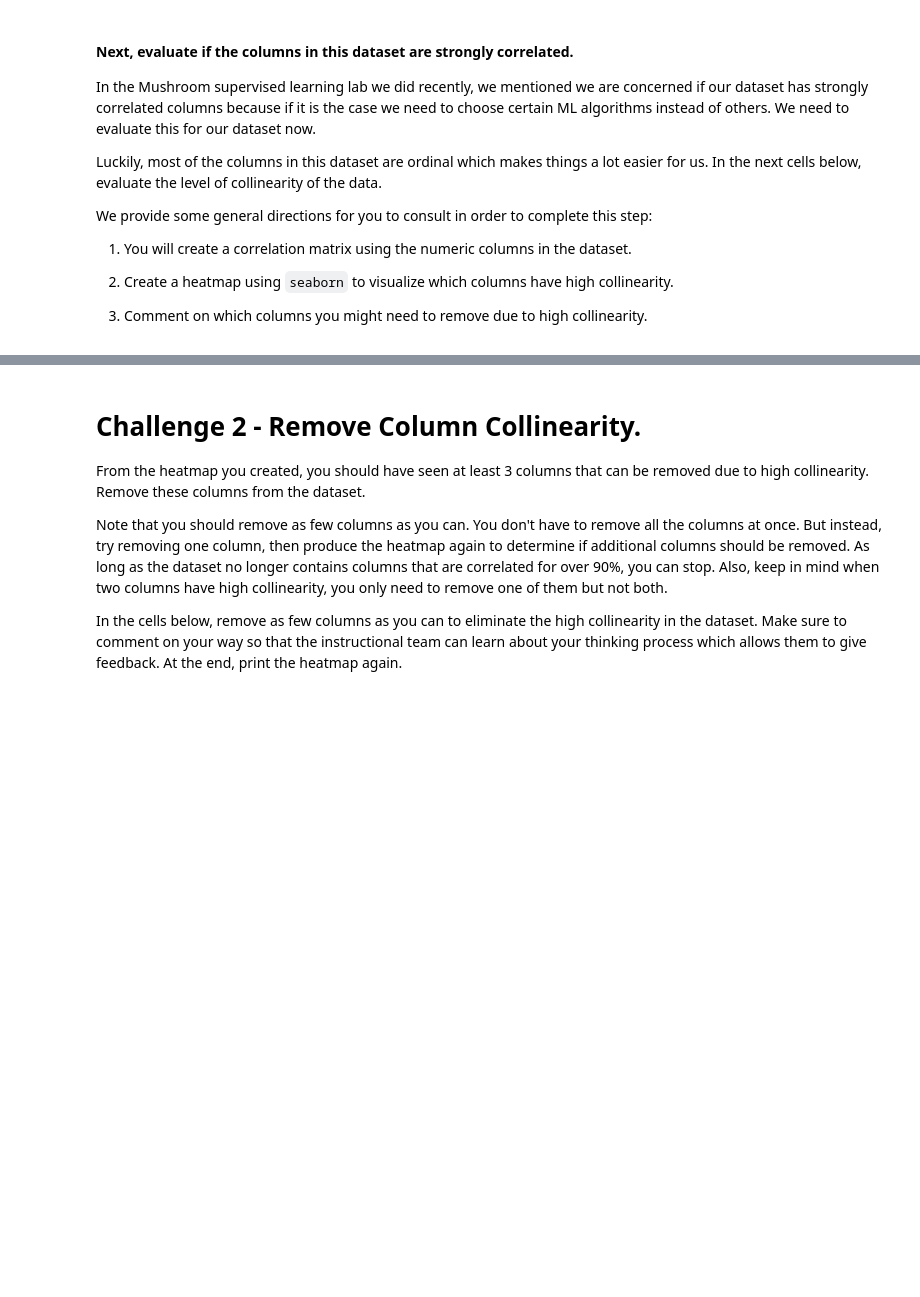
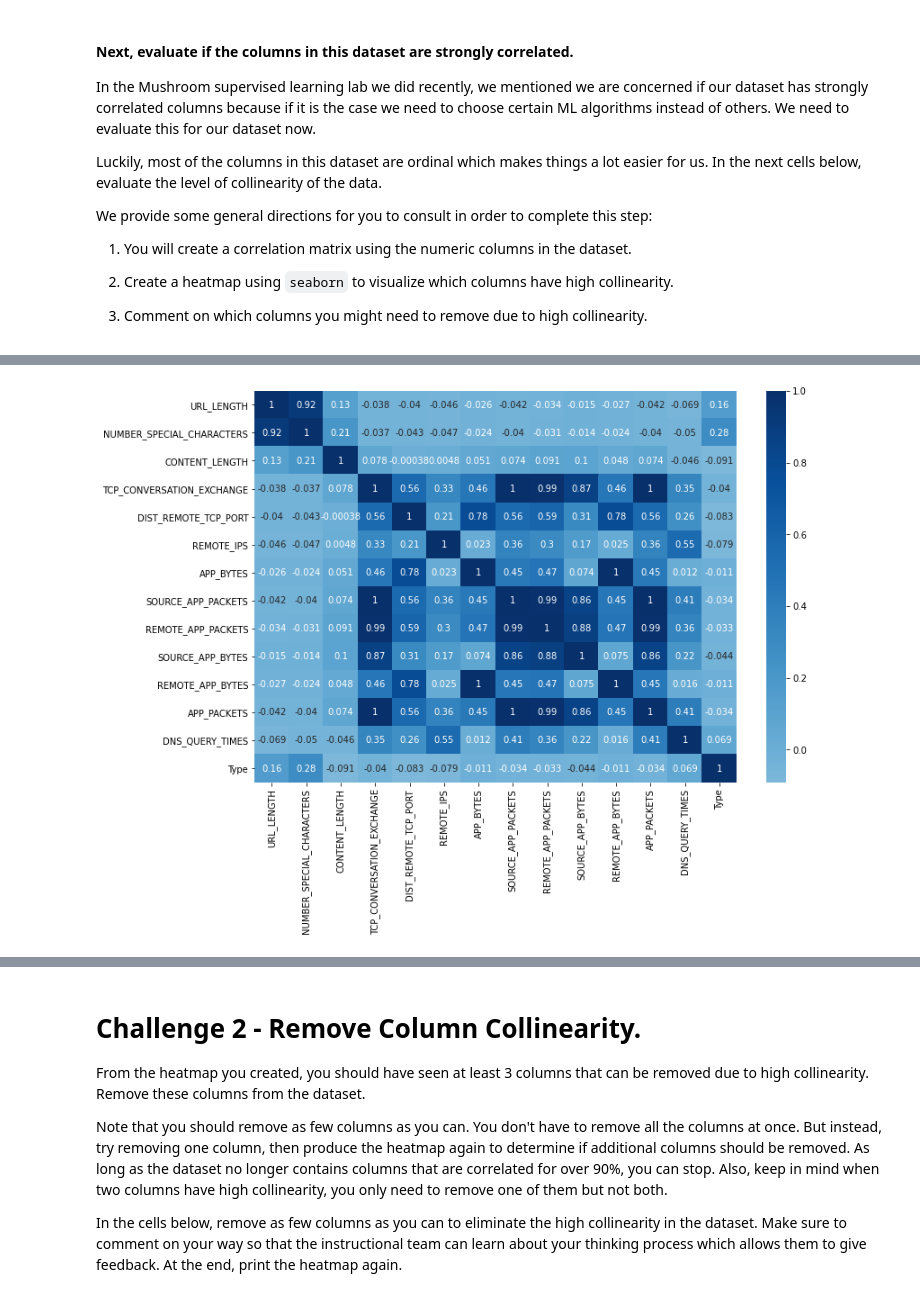
Before and after one commit to ta-datapt-bcn/lab-supervised-learning, a Jupyter notebook: your-code/main.ipynb, the cells around one changed output, grey strips where cells are left out. Drawn from its saved outputs; the diff is of its cells as text; code cells hidden in the pictures; blank space fills up the shorter version.

```diff
--- a/your-code/main.ipynb
+++ b/your-code/main.ipynb
@@ -13,3 +6,16 @@ import pandas as pd
+# %%
+import numpy as np
+import pandas as pd
+
+import matplotlib.pyplot as plt
+import seaborn as sns
+plt.rcParams['figure.figsize'] = (12,8)
+
+from sklearn.linear_model import LogisticRegression
+from sklearn.model_selection import train_test_split
+from sklearn.metrics import confusion_matrix, classification_report
+from sklearn.metrics import accuracy_score, precision_score, recall_score, f1_score, log_loss
+from sklearn.neighbors import KNeighborsClassifier
 # %% [markdown]
 In this lab, we will explore a dataset that describes websites with different features and labels them either benign or malicious . We will use supervised learning algorithms to figure out what feature patterns malicious websites are likely to have and use our model to predict malicious websites.
 
@@ -38,0 +126,5 @@ Feel free to add additional cells for your explorations. Make sure to comment wh
+# %%
+# Numerical columns
+
+numerical = websites.select_dtypes(include='number')
+numerical.head()
@@ -56,0 +170,4 @@ We provide some general directions for you to consult in order to complete this
+# %%
+_ = sns.heatmap(numerical.corr(), cmap='Blues', annot=True, center=0)
+# %% [output]
+[figure, added]
```
Also changed, not shown: parts of 93 cells of this notebook, 1 other file.
